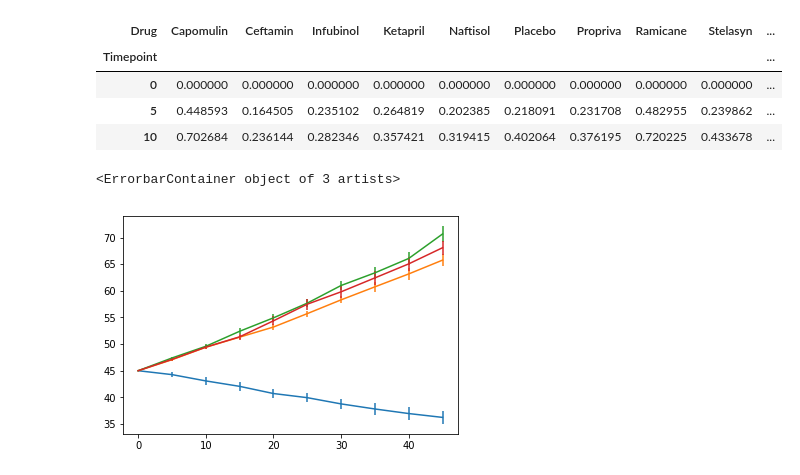
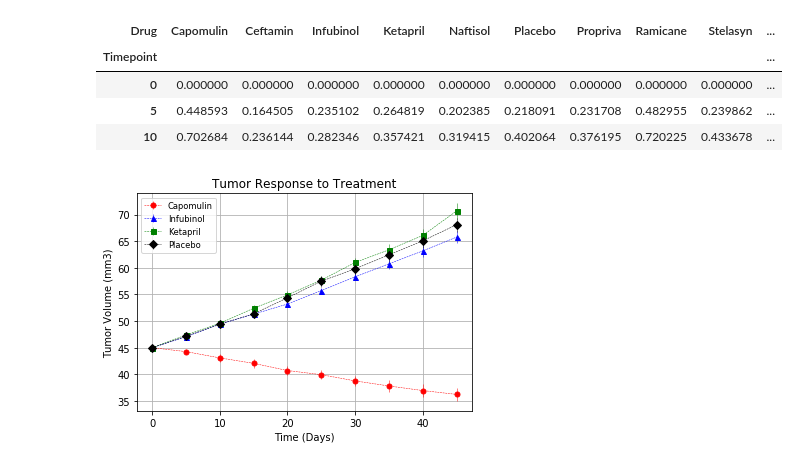
Before and after one commit to jasonzelaya/Pymaceuticals, a Jupyter notebook: pymaceuticals.ipynb, the cells around one changed output. Saved outputs shown, nothing was run; the diff lists cells and outputs as text; code cells hidden in the pictures.

Commit message:
Complete the tumor volume change by treatment plot's aesthetics
The aesthetics increase the comprehensibility of the plot.

```diff
--- a/pymaceuticals.ipynb
+++ b/pymaceuticals.ipynb
@@ -111,15 +111,35 @@ tumor_sem_pivot.head(3)
 # %%
 # Create figure and one subplot
 fig, ax = plt.subplots()
 
 # Generate the x-axis values
 x_axis = np.arange(0, 50, 5)
 
+
 # Draw error bars plot
-ax.errorbar(x_axis, tumor_mean_pivot["Capomulin"], yerr=tumor_sem_pivot["Capomulin"])
-ax.errorbar(x_axis, tumor_mean_pivot["Infubinol"], yerr=tumor_sem_pivot["Infubinol"])
-ax.errorbar(x_axis, tumor_mean_pivot["Ketapril"], yerr=tumor_sem_pivot["Ketapril"])
-ax.errorbar(x_axis, tumor_mean_pivot["Placebo"], yerr=tumor_sem_pivot["Placebo"])
+ax.errorbar(x_axis, tumor_mean_pivot["Capomulin"], yerr=tumor_sem_pivot["Capomulin"], fmt="r--o", linewidth= 0.5,
+           markersize=5)
+ax.errorbar(x_axis, tumor_mean_pivot["Infubinol"], yerr=tumor_sem_pivot["Infubinol"], fmt="b--^", linewidth= 0.5,
+           markersize=5)
+ax.errorbar(x_axis, tumor_mean_pivot["Ketapril"], yerr=tumor_sem_pivot["Ketapril"], fmt="g--s", linewidth= 0.5,
+           markersize=5)
+ax.errorbar(x_axis, tumor_mean_pivot["Placebo"], yerr=tumor_sem_pivot["Placebo"], fmt="k--D", linewidth= 0.5,
+           markersize=5)
+
+# Set the plot's title
+plt.title("Tumor Response to Treatment")
+
+# Set axes labels
+ax.set_ylabel("Tumor Volume (mm3)")
+ax.set_xlabel("Time (Days)")
+
+# Set a legend and grid
+plt.legend(loc="best", fontsize="small", fancybox=True)
+plt.grid()
+
+# Save plot
+plt.savefig("images/tumor_treatments.jpg")
+# Display plot
+plt.show()
 # %% [output]
-<ErrorbarContainer object of 3 artists>
-[figure, old version]
+[figure, new version]
```
Also changed, not shown: parts of 2 cells of this notebook, 1 other file.
